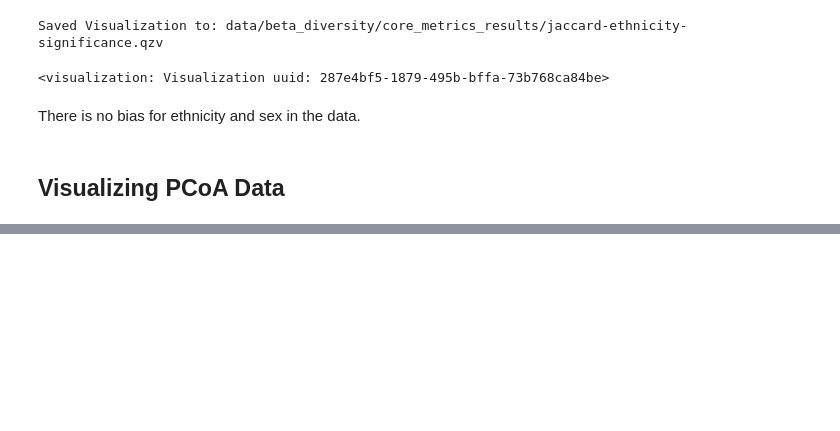
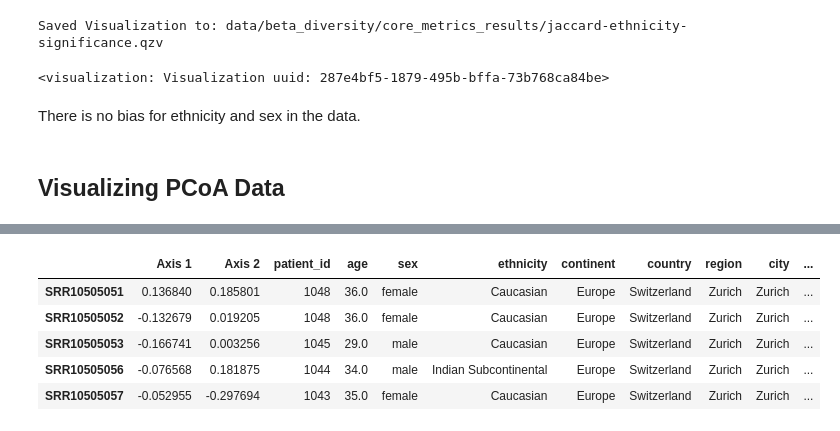
Before and after one commit to marie3003/pundemic, a Jupyter notebook: w6_beta_diversity.ipynb, the cells around one changed output, grey strips where cells are left out. Cells and saved outputs as stored; diff of their text form; code cells hidden in the pictures; blank space fills up the shorter version.

```diff
--- a/w6_beta_diversity.ipynb
+++ b/w6_beta_diversity.ipynb
@@ -263,0 +285,10 @@ scatterplot(data = pcs_data_with_md,
+# %%
+pcs_data_with_md_ji = pd.concat([pcs_data_ji, metadata], axis=1, join='inner')
+pcs_data_with_md_ji.head()
+# %% [output]
+|  | Axis 1 | Axis 2 | patient_id | age | sex | ethnicity | continent | country | region | city | ... |
+| SRR10505051 | 0.136840 | 0.185801 | 1048 | 36.0 | female | Caucasian | Europe | Switzerland | Zurich | Zurich | ... |
+| SRR10505052 | -0.132679 | 0.019205 | 1048 | 36.0 | female | Caucasian | Europe | Switzerland | Zurich | Zurich | ... |
+| SRR10505053 | -0.166741 | 0.003256 | 1045 | 29.0 | male | Caucasian | Europe | Switzerland | Zurich | Zurich | ... |
+| SRR10505056 | -0.076568 | 0.181875 | 1044 | 34.0 | male | Indian Subcontinental | Europe | Switzerland | Zurich | Zurich | ... |
+| SRR10505057 | -0.052955 | -0.297694 | 1043 | 35.0 | female | Caucasian | Europe | Switzerland | Zurich | Zurich | ... |
```
Also changed, not shown: parts of 9 cells of this notebook.
